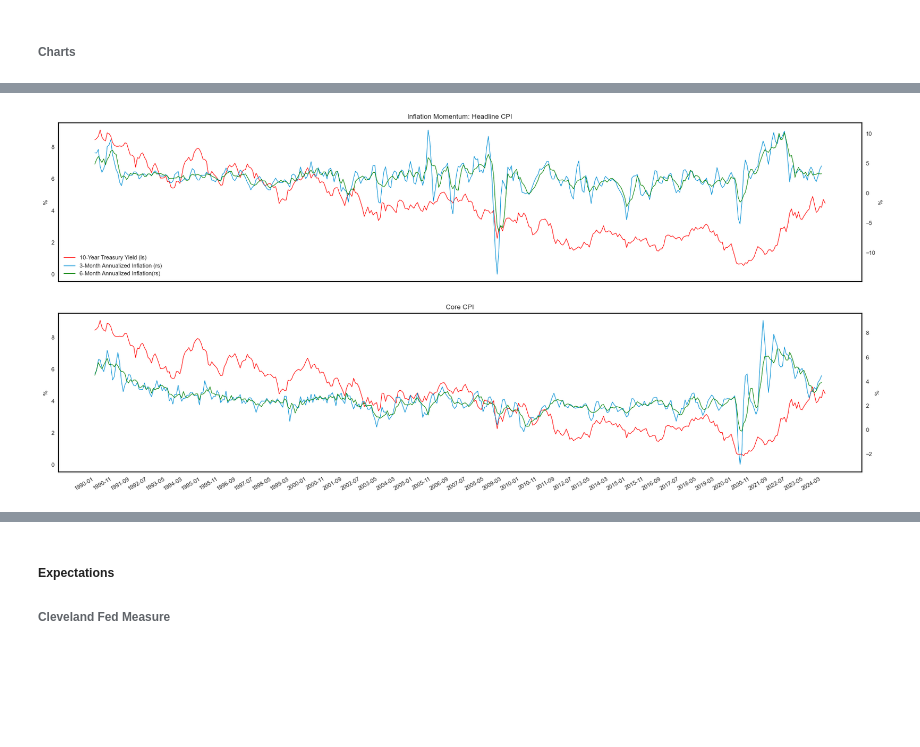
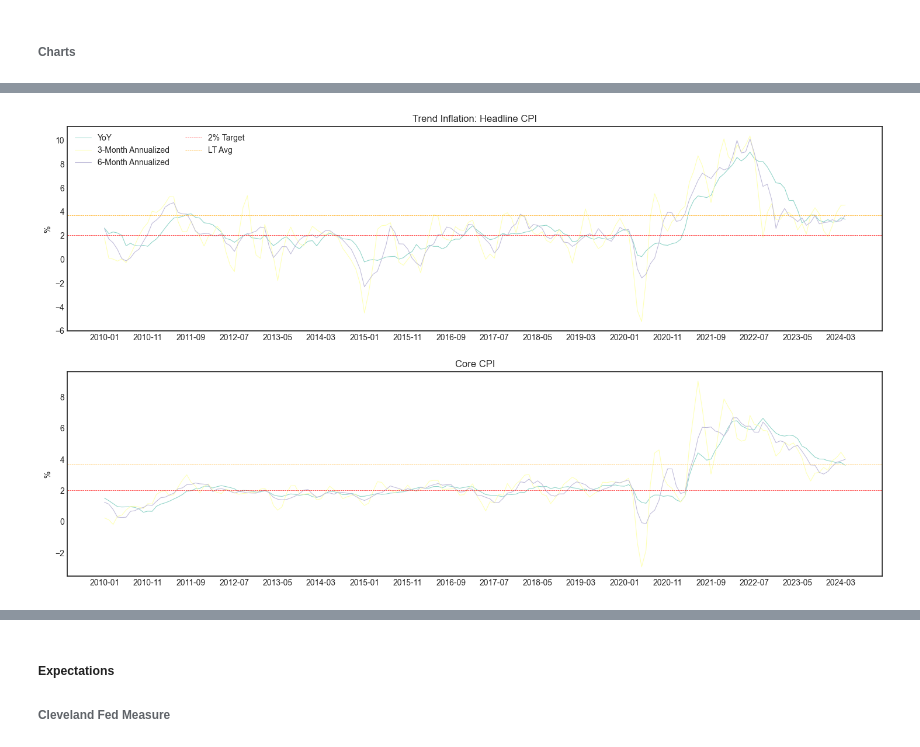
Before and after one commit to PatrickHLewis/Macro-Dashboard, a Jupyter notebook: Macro_Dashboard/Macro_Drivers/Inflation/Inflation.ipynb, the cells around one changed output, grey strips where cells are left out. Saved outputs shown, nothing was run; the diff lists cells and outputs as text; code cells hidden in the pictures; blank space fills up the shorter version.

```diff
--- a/Macro_Dashboard/Macro_Drivers/Inflation/Inflation.ipynb
+++ b/Macro_Dashboard/Macro_Drivers/Inflation/Inflation.ipynb
@@ -117,6 +118,6 @@ axs[0].axhline(y=2, linewidth=0.5, color='black', linestyle='--')
 axs[1].axhline(y=2, linewidth=0.5, color='black', linestyle='--')
 space = 3
 axs[1].xaxis.set_major_locator(ticker.MultipleLocator(space))
-plt.style.use("seaborn-v0_8-paper")
+plt.style.use("seaborn-v0_8-white")
 plt.show()
 # %% [output]
@@ -159,44 +160,40 @@ plt.show()
 # %%
+fig, axs = plt.subplots(2)
+fig.set_size_inches(18,10)
+
+x = cpi.index
+
+y3_1 = cpi['cpi_yoy']
+y3_2 = cpi['cpi_ann3m']
+y3_3 = cpi['cpi_ann6m']
+
+y4_1 = cpi['cpi_core_yoy']
+y4_2 = cpi['cpi_core_ann3m']
+y4_3 = cpi['cpi_core_ann6m']
+
+chart_start = "2010-01"
+axs[0].plot(y3_1.loc[chart_start:], label='YoY', linewidth=0.75)
+axs[0].plot(y3_2.loc[chart_start:], label='3-Month Annualized', linewidth=0.75)
+axs[0].plot(y3_3.loc[chart_start:], label='6-Month Annualized', linewidth=0.75)
+axs[0].set_ylabel('%')
+axs[0].set_title('Trend Inflation: Headline CPI')
+axs[1].plot(y4_1.loc[chart_start:], label='YoY', linewidth=0.75)
+axs[1].plot(y4_2.loc[chart_start:], label='3-Month Annualized', linewidth=0.75)
+axs[1].plot(y4_3.loc[chart_start:], label='6-Month Annualized', linewidth=0.75)
+axs[1].set_ylabel('%')
+axs[1].set_title('Core CPI')
 
 
-fig, (axs0,axs1) = plt.subplots(2,1)
-fig.set_size_inches(18,10)
+axs[0].axhline(y=2, label = '2% Target', linestyle = '--', color = 'red', linewidth=0.5)
+axs[0].axhline(cpi['cpi_yoy'].mean(), label = 'LT Avg', linestyle = '--', color = 'orange', linewidth=0.5)
 
-y1_1 = econ_data['DGS10']
-y1_2 = cpi['cpi_ann3m']
-y1_3 = cpi['cpi_ann6m']
+axs[1].axhline(y=2, label = '2% Target', linestyle = '--', color = 'red', linewidth=0.5)
+axs[1].axhline(cpi['cpi_core_yoy'].mean(), label = 'LT Avg', linestyle = '--', color = 'orange', linewidth=0.5)
 
-y2_1 = econ_data['DGS10']
-y2_2 = cpi['cpi_core_ann3m']
-y2_3 = cpi['cpi_core_ann6m']
-
-axs0_1 = axs0.twinx()
-axs1_1 = axs1.twinx()
-
-chart_start = "1990-01"
-axs0.plot(y1_1.loc[chart_start:], label="10-Year Treasury Yield (ls)", color = 'r', linewidth=0.75)
-axs0.set_ylabel('%')
-axs0_1.set_ylabel('%')
-axs0_1.plot(y1_2.loc[chart_start:], label="3-Month Annualized Inflation (rs)", linewidth=0.75)
-axs0_1.plot(y1_3.loc[chart_start:], label="6-Month Annualized Inflation(rs)", color='green', linewidth=0.75)
-axs0.set_title('Inflation Momentum: Headline CPI')
-axs1.plot(y2_1.loc[chart_start:], label="10-Year Yield (ls)", color = 'r', linewidth=0.75)
-axs1.set_ylabel('%')
-axs1_1.set_ylabel('%')
-axs1_1.plot(y2_2.loc[chart_start:], label="3-Month Annualized Inflation (rs)",  linewidth=0.75)
-axs1_1.plot(y2_3.loc[chart_start:], label="6-Month Annualized Inflation (rs)", color='green',linewidth=0.75)
-axs1.set_title('Core CPI')
-
-axs0.axhline(y=0, linewidth=0.5)
-axs1.axhline(y=0, linewidth=0.5)
-lines, labels = axs0.get_legend_handles_labels()
-lines2, labels2 = axs0_1.get_legend_handles_labels()
-axs0_1.legend(lines + lines2, labels + labels2)
-
-
-fig.autofmt_xdate()
+axs[0].legend(ncols=2)
 space = 10
-axs1_1.xaxis.set_major_locator(ticker.MultipleLocator(space))
+axs[0].xaxis.set_major_locator(ticker.MultipleLocator(space))
+axs[1].xaxis.set_major_locator(ticker.MultipleLocator(space))
 plt.show()
 # %% [output]
-[figure, old version]
+[figure, new version]
```
Also changed, not shown: parts of 12 cells of this notebook, 9 other files.
